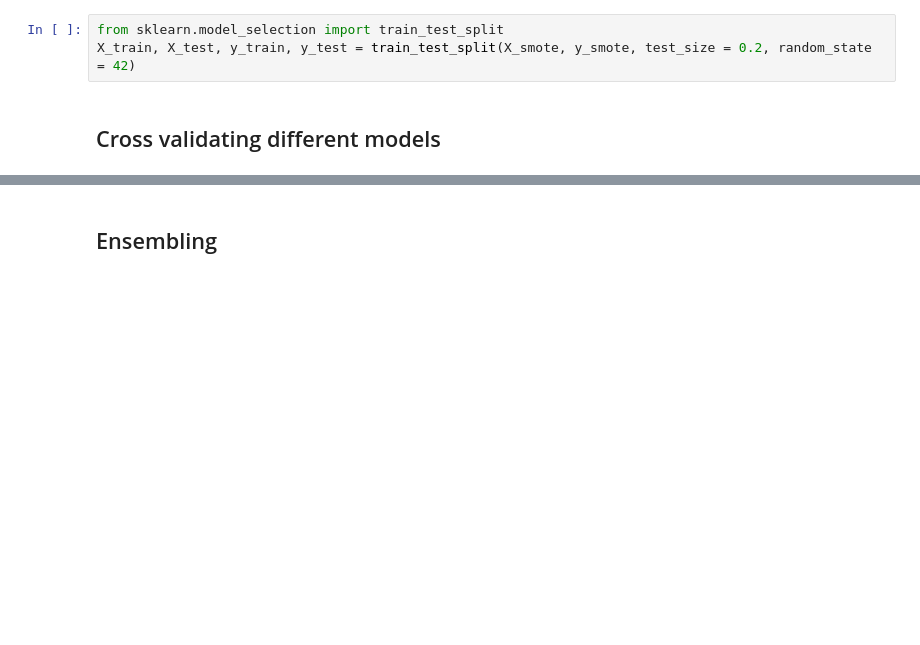
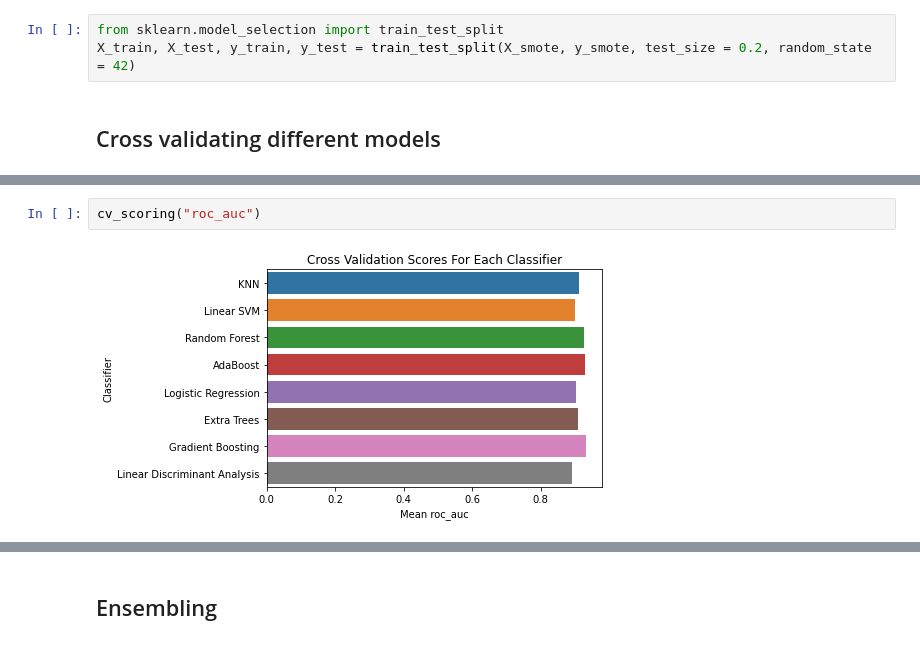
Before and after one commit to Kanupriya-12/SC5010-Data-Science-Project, a Jupyter notebook: Oversampling_and_Models.ipynb, the cells around one changed output, grey strips where cells are left out. Cells and saved outputs as stored; diff of their text form; blank space fills up the shorter version.

```diff
--- a/Oversampling_and_Models.ipynb
+++ b/Oversampling_and_Models.ipynb
@@ -357,0 +406,4 @@ from sklearn.ensemble import StackingClassifier
+# %%
+cv_scoring("roc_auc")
+# %% [output]
+[figure, added]
```
Also changed, not shown: parts of 45 cells of this notebook, 1 other file.
